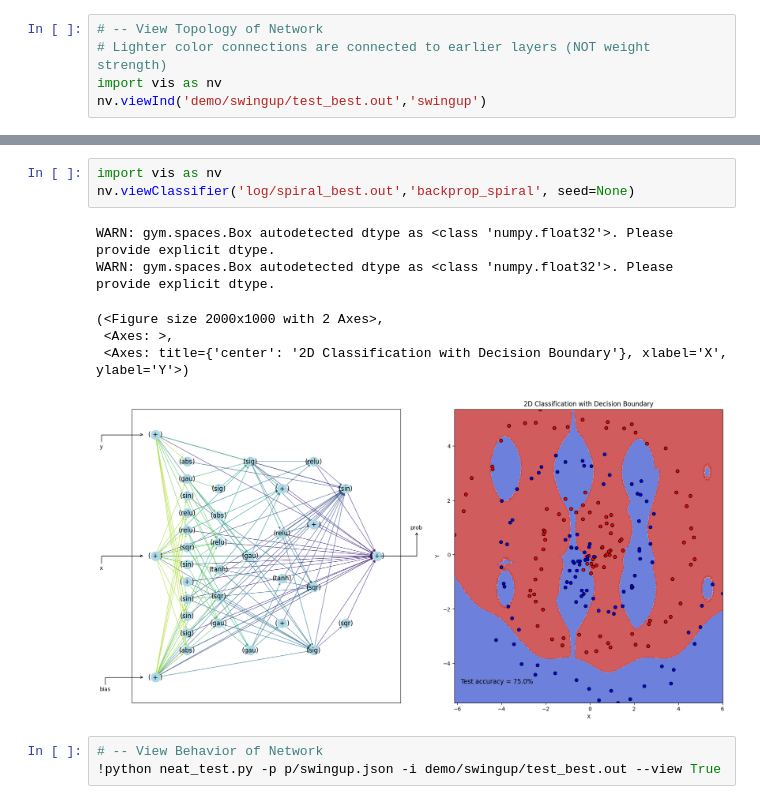
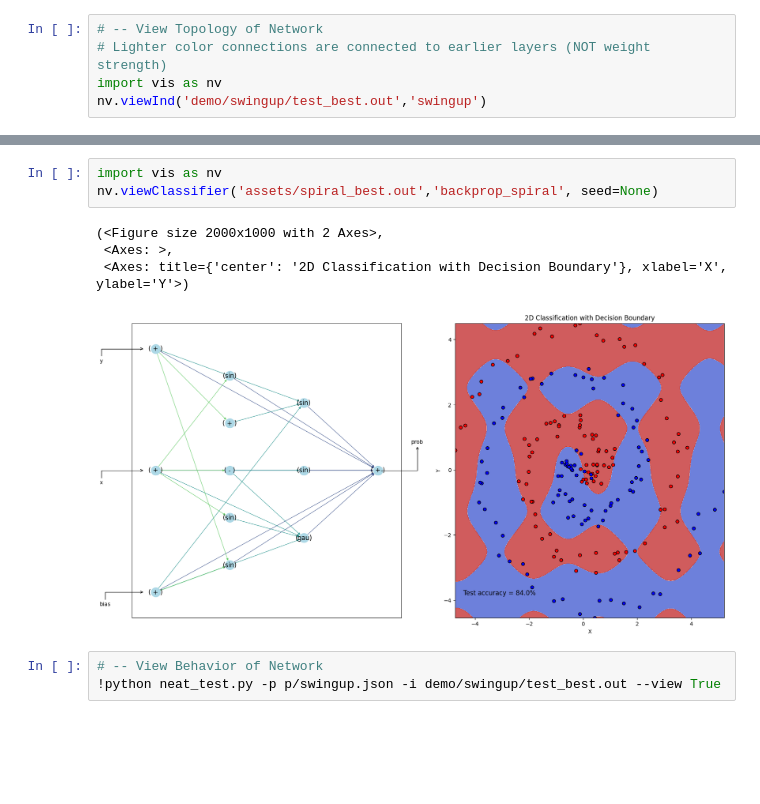
Before and after one commit to mydcxiao/BackpropNEAT_Gym, a Jupyter notebook: prettyNEAT_demo.ipynb, the cells around one changed output, grey strips where cells are left out. Saved outputs shown, nothing was run; the diff lists cells and outputs as text; blank space fills up the shorter version.

```diff
--- a/prettyNEAT_demo.ipynb
+++ b/prettyNEAT_demo.ipynb
@@ -38,13 +48,11 @@ nv.viewClassifier('assets/circle_best.out','backprop_circle', seed=None)
 # %%
 import vis as nv
-nv.viewClassifier('log/spiral_best.out','backprop_spiral', seed=None)
+nv.viewClassifier('assets/spiral_best.out','backprop_spiral', seed=None)
 # %% [output]
-WARN: gym.spaces.Box autodetected dtype as <class 'numpy.float32'>. Please provide explicit dtype.
-WARN: gym.spaces.Box autodetected dtype as <class 'numpy.float32'>. Please provide explicit dtype.
+(<Figure size 2000x1000 with 2 Axes>,
+ <Axes: >,
+ <Axes: title={'center': '2D Classification with Decision Boundary'}, xlabel='X', ylabel='Y'>)
-(<Figure size 2000x1000 with 2 Axes>,
- <Axes: >,
- <Axes: title={'center': '2D Classification with Decision Boundary'}, xlabel='X', ylabel='Y'>)
-[figure, old version]
+[figure, new version]
 # %%
 # -- View Behavior of Network
 !python neat_test.py -p p/swingup.json -i demo/swingup/test_best.out --view True
```
Also changed, not shown: parts of 2 cells of this notebook, 1 other file.
